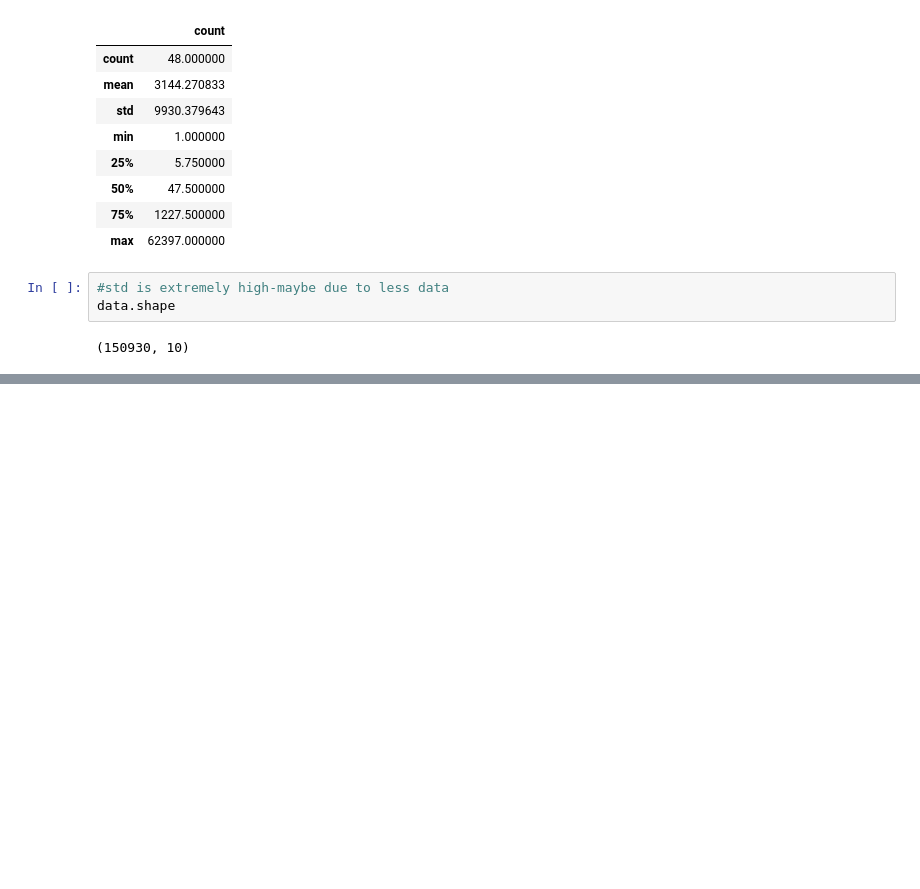
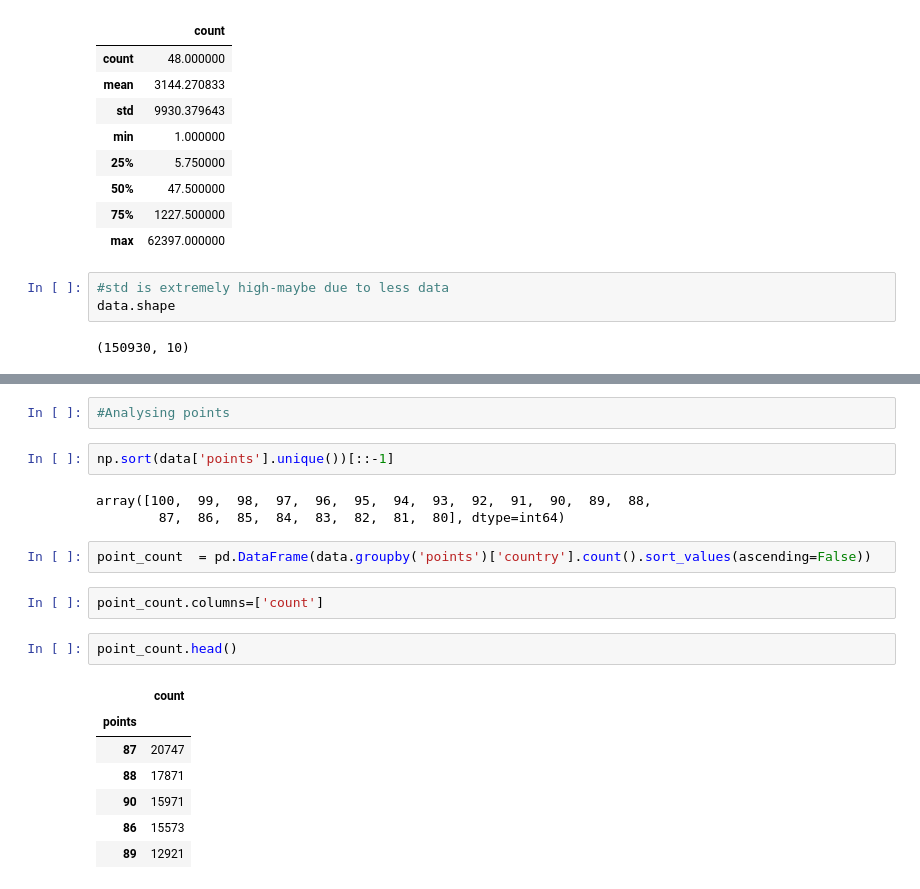
Before and after one commit to MritunjayMohitesh/wine_reviews_EDA, a Jupyter notebook: Winery-EDA.ipynb, the cells around one changed output, grey strips where cells are left out. Drawn from its saved outputs; the diff is of its cells as text; blank space fills up the shorter version.

```diff
--- a/Winery-EDA.ipynb
+++ b/Winery-EDA.ipynb
@@ -153,0 +163,21 @@ SyntaxError: invalid syntax (<ipython-input-58-c7468393d3bb>, line 1)
+# %%
+#Analysing points
+# %%
+np.sort(data['points'].unique())[::-1]
+# %% [output]
+array([100,  99,  98,  97,  96,  95,  94,  93,  92,  91,  90,  89,  88,
+        87,  86,  85,  84,  83,  82,  81,  80], dtype=int64)
+# %%
+point_count  = pd.DataFrame(data.groupby('points')['country'].count().sort_values(ascending=False))
+# %%
+point_count.columns=['count']
+# %%
+point_count.head()
+# %% [output]
+|  | count |
+| points |  |
+| 87 | 20747 |
+| 88 | 17871 |
+| 90 | 15971 |
+| 86 | 15573 |
+| 89 | 12921 |
```
Also changed, not shown: parts of 3 cells of this notebook.
